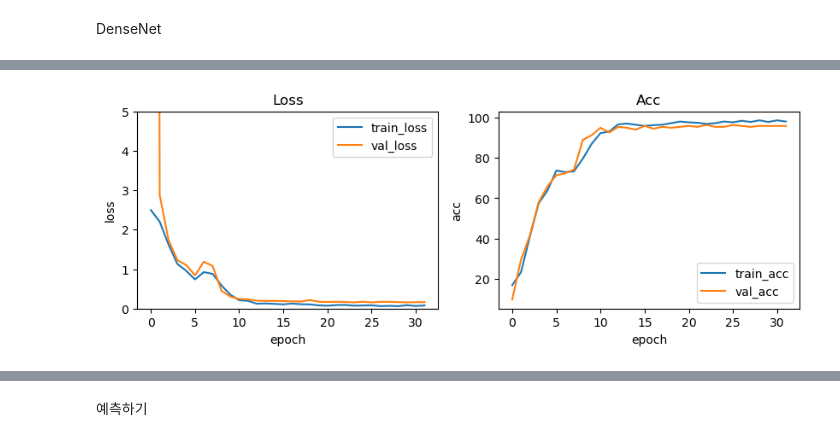
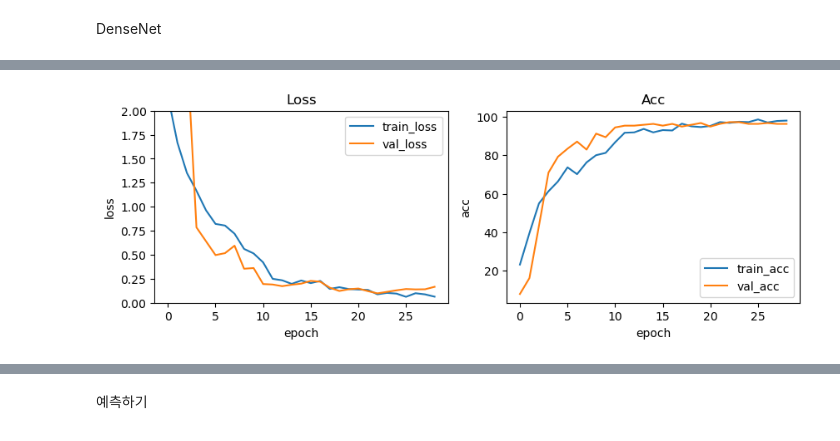
Before and after one commit to yunguks/KNU_AICOSS_bitso, a Jupyter notebook: bitdol_classification.ipynb, the cells around one changed output, grey strips where cells are left out. Drawn from its saved outputs; the diff is of its cells as text; code cells hidden in the pictures.

```diff
--- a/bitdol_classification.ipynb
+++ b/bitdol_classification.ipynb
@@ -22,7 +22,7 @@ from glob import glob
 def get_train_data(data_dir):
     img_path_list = []
     label_list = []
-
+    label_df = pd.read_csv('./Dataset/train.csv')
     # get image path
     img_path_list.extend(glob(os.path.join(data_dir, '*.PNG')))
     #print(glob(os.path.join(data_dir,'*.PNG')))
@@ -275,6 +275,7 @@ train_transform = transforms.Compose([
     transforms.ToPILImage(), # numpy --> PIL로 변경
     transforms.Resize([CFG['IMG_SIZE'],CFG['IMG_SIZE']]), #128 * 128이미지로 사이즈변경
     transforms.RandomAffine(20),
+    transforms.ColorJitter(brightness=0.2, contrast=0.2),
     transforms.CenterCrop(CFG['CROP_SIZE']),
     transforms.ToTensor(), # tensor로 변경
     transforms.Normalize(mean=img_mean, std=img_std), # 이미지 정규화
@@ -842,6 +609,7 @@ def train(model,optimizer,criterion, train_loader, scheduler,device,name):
 # %%
-# criterion = nn.CrossEntropyLoss()
-# optimizer = torch.optim.SGD(params=resnet50.parameters(), lr=0.005,momentum=0.9)
-# scheduler = torch.optim.lr_scheduler.StepLR(optimizer,step_size=10,gamma=0.2)
-# r_50_history=train(resnet50,optimizer,criterion,train_loader, scheduler, device, 'resnet50')
+criterion = nn.CrossEntropyLoss()
+optimizer = torch.optim.Adam(params=effi_net.parameters(), lr=0.0005)
+#scheduler=None
+scheduler = torch.optim.lr_scheduler.StepLR(optimizer,step_size=10, gamma=0.2)
+e_history =train(effi_net, optimizer,criterion, train_loader, scheduler, device, 'efficientb0')
 # %% [output]
@@ -867,22 +632,22 @@ Model Saved
 # %%
-# plt.figure(figsize=(10,3))
-# plt.subplot(1,2,1)
-# plt.plot(range(len(r_50_history['train_loss'])),r_50_history['train_loss'], label='train_loss')
-# plt.plot(range(len(r_50_history['train_loss'])),r_50_history['val_loss'], label='val_loss')
-# plt.ylim(0,2)
-# plt.title('Loss')
-# plt.ylabel('loss')
-# plt.xlabel('epoch')
-# plt.legend()
+plt.figure(figsize=(10,3))
+plt.subplot(1,2,1)
+plt.plot(range(len(e_history['train_loss'])),e_history['train_loss'], label='train_loss')
+plt.plot(range(len(e_history['train_loss'])),e_history['val_loss'], label='val_loss')
+plt.ylim(0,2)
+plt.title('Loss')
+plt.ylabel('loss')
+plt.xlabel('epoch')
+plt.legend()
 
-# plt.subplot(1,2,2)
-# plt.plot(range(len(r_50_history['train_loss'])), r_50_history['train_acc'], label='train_acc')
-# plt.plot(range(len(r_50_history['train_loss'])), r_50_history['val_acc'], label='val_acc')
-# plt.title('Acc')
-# plt.ylabel('acc')
-# plt.xlabel('epoch')
-# plt.legend()
+plt.subplot(1,2,2)
+plt.plot(range(len(e_history['train_loss'])), e_history['train_acc'], label='train_acc')
+plt.plot(range(len(e_history['train_loss'])), e_history['val_acc'], label='val_acc')
+plt.title('Acc')
+plt.ylabel('acc')
+plt.xlabel('epoch')
+plt.legend()
 
-# plt.show()
+plt.show()
 # %% [output]
-[figure, old version]
+[figure, new version]
```
Also changed, not shown: parts of 30 cells of this notebook, 5 other files.
